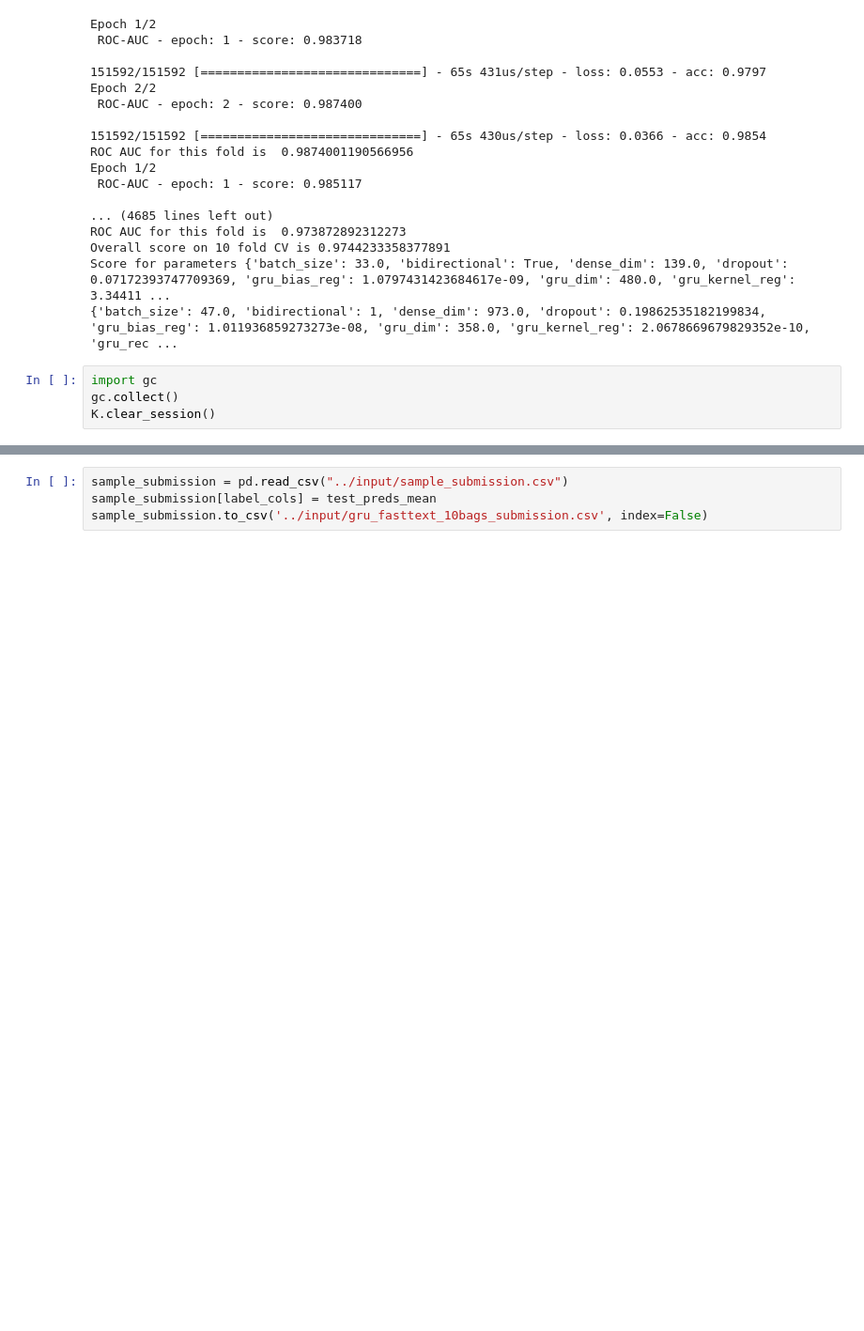
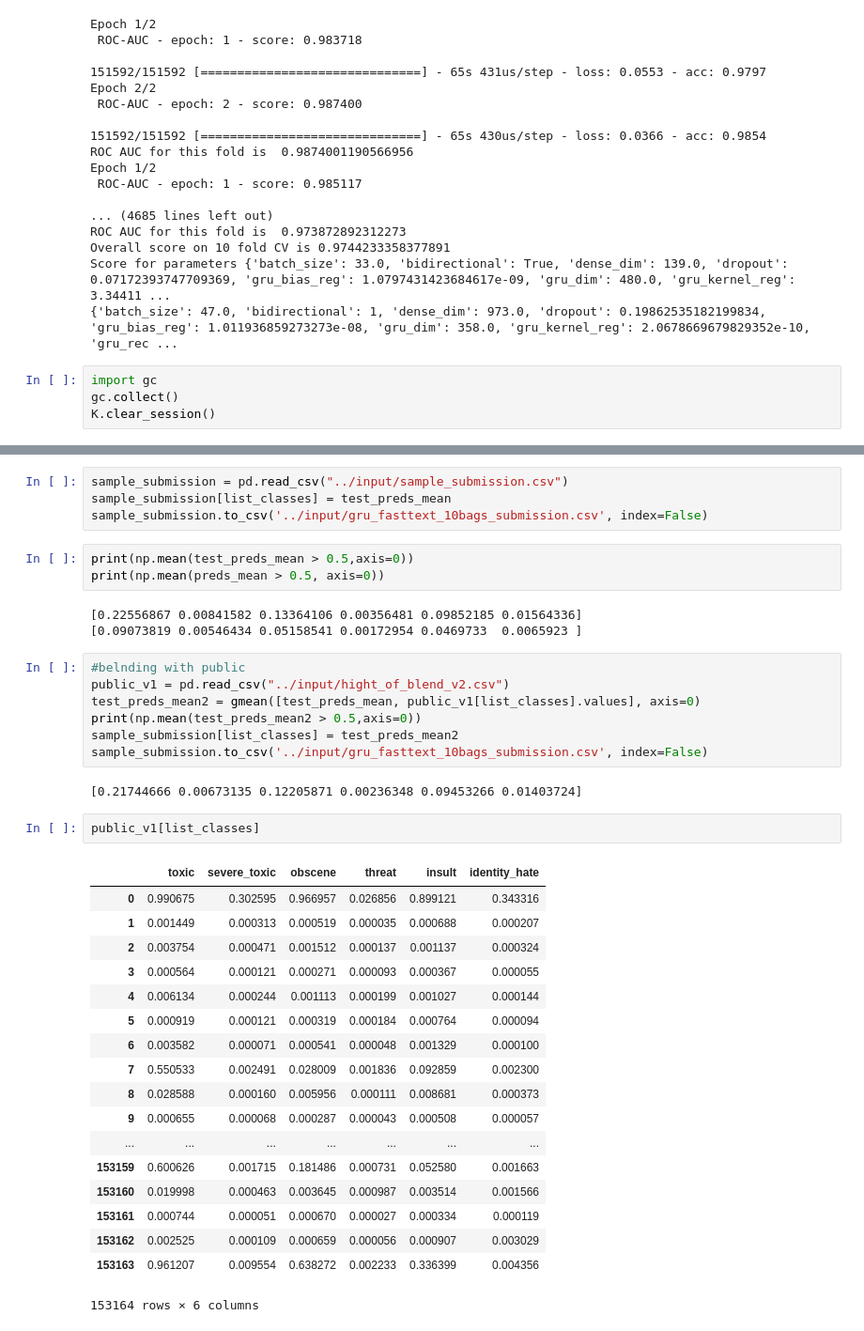
Before and after one commit to mohsinkhn/Jigsaw_toxic_comment_classifcation, a Jupyter notebook: GRU_pretrainedfastext_bagged.ipynb, the cells around one changed output, grey strips where cells are left out. Shown at 94% size. Drawn from its saved outputs; the diff is of its cells as text; blank space fills up the shorter version.

```diff
--- a/GRU_pretrainedfastext_bagged.ipynb
+++ b/GRU_pretrainedfastext_bagged.ipynb
@@ -550,4 +759,40 @@ test_preds_mean = gmean(y_test_preds_all, axis=0)
 # %%
 sample_submission = pd.read_csv("../input/sample_submission.csv")
-sample_submission[label_cols] = test_preds_mean
+sample_submission[list_classes] = test_preds_mean
 sample_submission.to_csv('../input/gru_fasttext_10bags_submission.csv', index=False)
+# %%
+print(np.mean(test_preds_mean > 0.5,axis=0))
+print(np.mean(preds_mean > 0.5, axis=0))
+# %% [output]
+[0.22556867 0.00841582 0.13364106 0.00356481 0.09852185 0.01564336]
+[0.09073819 0.00546434 0.05158541 0.00172954 0.0469733  0.0065923 ]
+# %%
+#belnding with public
+public_v1 = pd.read_csv("../input/hight_of_blend_v2.csv")
+test_preds_mean2 = gmean([test_preds_mean, public_v1[list_classes].values], axis=0)
+print(np.mean(test_preds_mean2 > 0.5,axis=0))
+sample_submission[list_classes] = test_preds_mean2
+sample_submission.to_csv('../input/gru_fasttext_10bags_submission.csv', index=False)
+# %% [output]
+[0.21744666 0.00673135 0.12205871 0.00236348 0.09453266 0.01403724]
+# %%
+public_v1[list_classes]
+# %% [output]
+|  | toxic | severe_toxic | obscene | threat | insult | identity_hate |
+| 0 | 0.990675 | 0.302595 | 0.966957 | 0.026856 | 0.899121 | 0.343316 |
+| 1 | 0.001449 | 0.000313 | 0.000519 | 0.000035 | 0.000688 | 0.000207 |
+| 2 | 0.003754 | 0.000471 | 0.001512 | 0.000137 | 0.001137 | 0.000324 |
+| 3 | 0.000564 | 0.000121 | 0.000271 | 0.000093 | 0.000367 | 0.000055 |
+| 4 | 0.006134 | 0.000244 | 0.001113 | 0.000199 | 0.001027 | 0.000144 |
+| 5 | 0.000919 | 0.000121 | 0.000319 | 0.000184 | 0.000764 | 0.000094 |
+| 6 | 0.003582 | 0.000071 | 0.000541 | 0.000048 | 0.001329 | 0.000100 |
+| 7 | 0.550533 | 0.002491 | 0.028009 | 0.001836 | 0.092859 | 0.002300 |
+| 8 | 0.028588 | 0.000160 | 0.005956 | 0.000111 | 0.008681 | 0.000373 |
+| 9 | 0.000655 | 0.000068 | 0.000287 | 0.000043 | 0.000508 | 0.000057 |
+| ... | ... | ... | ... | ... | ... | ... |
+| 153159 | 0.600626 | 0.001715 | 0.181486 | 0.000731 | 0.052580 | 0.001663 |
+| 153160 | 0.019998 | 0.000463 | 0.003645 | 0.000987 | 0.003514 | 0.001566 |
+| 153161 | 0.000744 | 0.000051 | 0.000670 | 0.000027 | 0.000334 | 0.000119 |
+| 153162 | 0.002525 | 0.000109 | 0.000659 | 0.000056 | 0.000907 | 0.003029 |
+| 153163 | 0.961207 | 0.009554 | 0.638272 | 0.002233 | 0.336399 | 0.004356 |
+153164 rows × 6 columns
```
Also changed, not shown: parts of 10 cells of this notebook, 1 other file.
